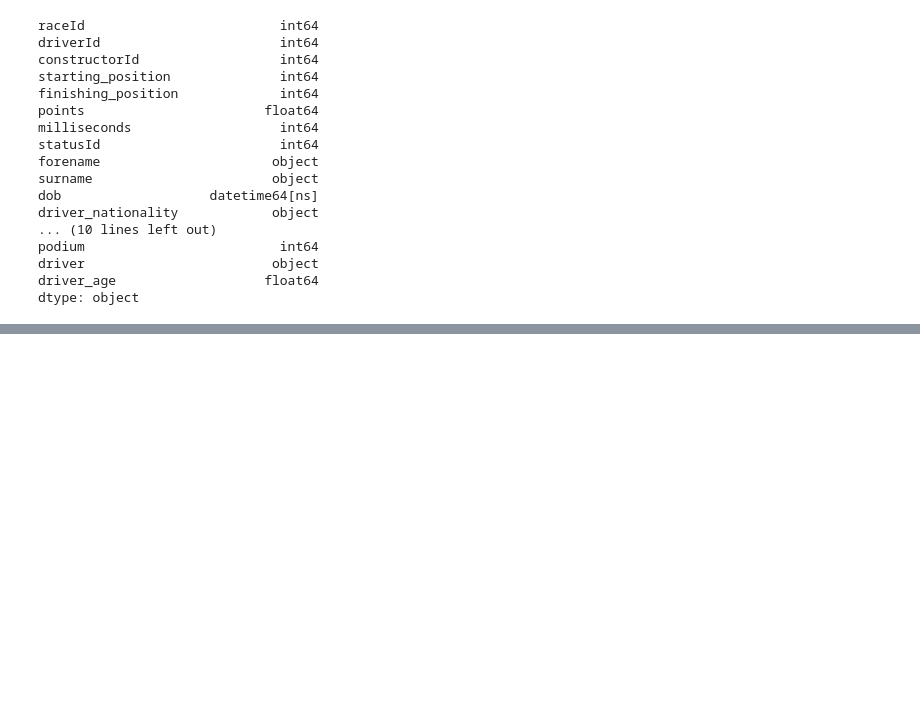
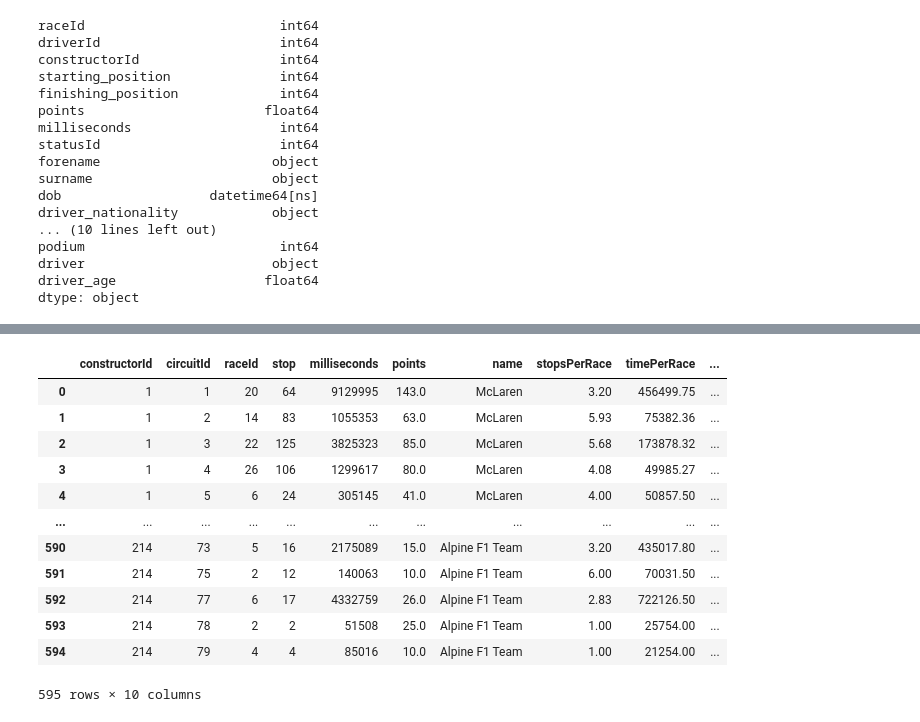
Before and after one commit to PaulOM203/MSC_Thesis_F1, a Jupyter notebook: Notebook.ipynb, the cells around one changed output, grey strips where cells are left out. Cells and saved outputs as stored; diff of their text form; code cells hidden in the pictures; blank space fills up the shorter version.

```diff
--- a/Notebook.ipynb
+++ b/Notebook.ipynb
@@ -447,0 +439,4 @@ maps
+# %%
+## Merging the pitstop results with result and races on driverId and raceId
+results_races = (results_races.merge(pitstop_races, right_on=['raceId','driverId'], left_on=['raceId','driverId'], how='right'))
+results_races.head()
@@ -447,0 +451,9 @@ maps
+# %%
+## Now grouping the results with the constructorId
+pitstop_results = results_races.groupby(['constructorId', 'circuitId']).agg({'raceId': 'count', 'stop':'sum', 'milliseconds_y':'sum', 'points': 'sum'})
+pitstop_results.reset_index(inplace=True)
+
+## Merge these with the constructor dataframe
+# Merge pitstop_prob_results with constructors_df  on constructorId.
+pitstop_results_constructor = (pitstop_results.merge(constructors, right_on='constructorId', left_on='constructorId', how='left'))
+pitstop_results_constructor.head()
@@ -447,0 +467,2 @@ maps
+# %%
+pitstop_results_constructor = pitstop_results_constructor.rename(columns={'milliseconds_y': 'milliseconds'})
@@ -447,0 +487,17 @@ maps
+# %%
+pitstop_results_constructor = pitstop_results_constructor.drop(['constructorRef','nationality','url'], axis=1)
+pitstop_results_constructor
+# %% [output]
+|  | constructorId | circuitId | raceId | stop | milliseconds | points | name | stopsPerRace | timePerRace | ... |
+| 0 | 1 | 1 | 20 | 64 | 9129995 | 143.0 | McLaren | 3.20 | 456499.75 | ... |
+| 1 | 1 | 2 | 14 | 83 | 1055353 | 63.0 | McLaren | 5.93 | 75382.36 | ... |
+| 2 | 1 | 3 | 22 | 125 | 3825323 | 85.0 | McLaren | 5.68 | 173878.32 | ... |
+| 3 | 1 | 4 | 26 | 106 | 1299617 | 80.0 | McLaren | 4.08 | 49985.27 | ... |
+| 4 | 1 | 5 | 6 | 24 | 305145 | 41.0 | McLaren | 4.00 | 50857.50 | ... |
+| ... | ... | ... | ... | ... | ... | ... | ... | ... | ... | ... |
+| 590 | 214 | 73 | 5 | 16 | 2175089 | 15.0 | Alpine F1 Team | 3.20 | 435017.80 | ... |
+| 591 | 214 | 75 | 2 | 12 | 140063 | 10.0 | Alpine F1 Team | 6.00 | 70031.50 | ... |
+| 592 | 214 | 77 | 6 | 17 | 4332759 | 26.0 | Alpine F1 Team | 2.83 | 722126.50 | ... |
+| 593 | 214 | 78 | 2 | 2 | 51508 | 25.0 | Alpine F1 Team | 1.00 | 25754.00 | ... |
+| 594 | 214 | 79 | 4 | 4 | 85016 | 10.0 | Alpine F1 Team | 1.00 | 21254.00 | ... |
+595 rows × 10 columns
```
Also changed, not shown: parts of 33 cells of this notebook.
